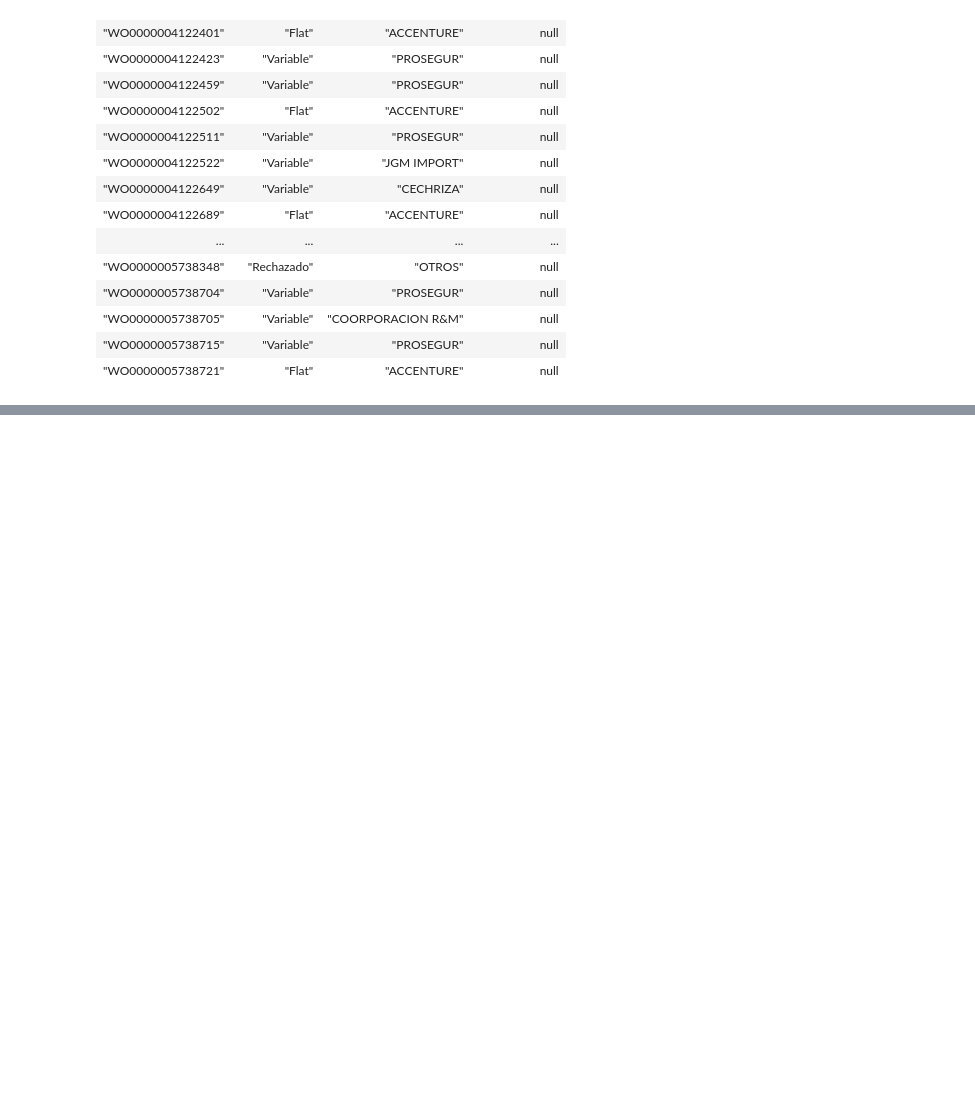
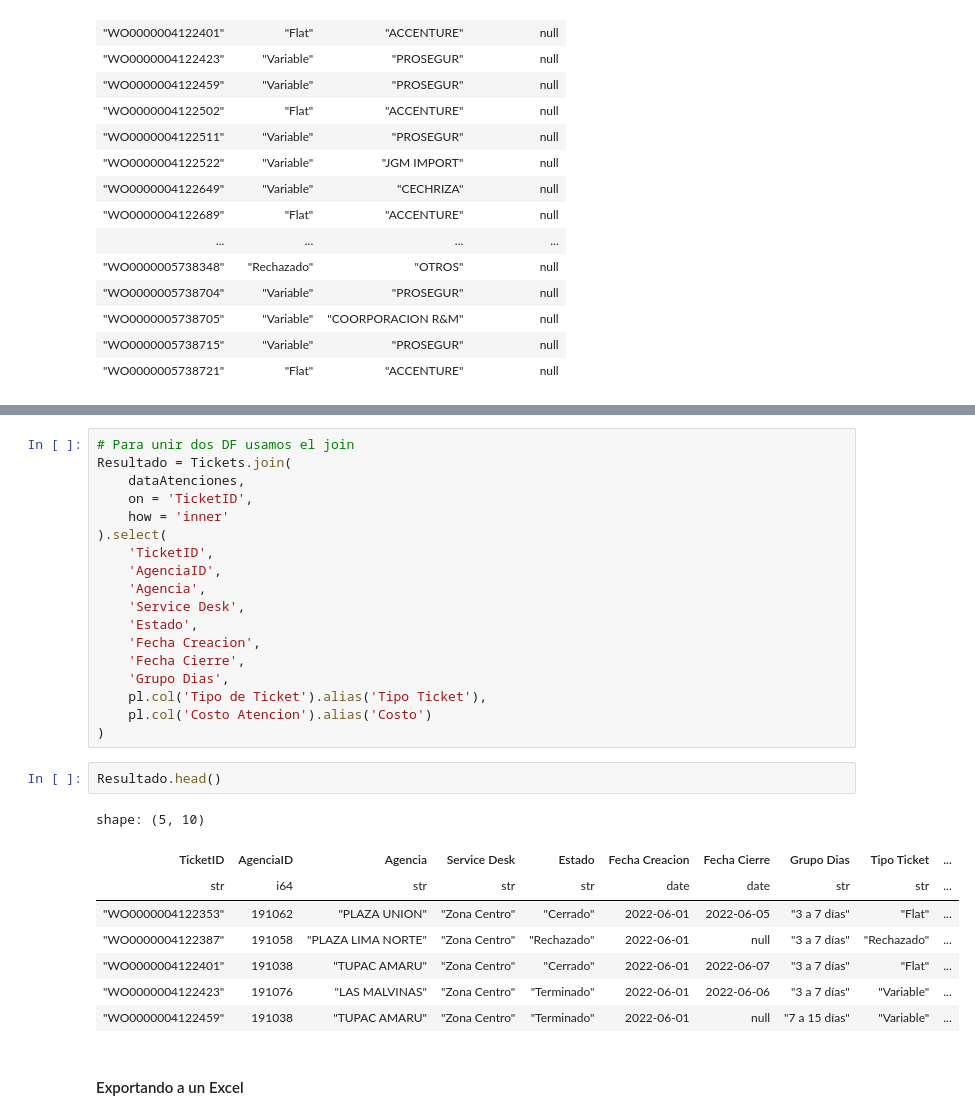
Before and after one commit to ajespinoza2024/Python-for-ETL-E1, a Jupyter notebook: Proceso ETL.ipynb, the cells around one changed output, grey strips where cells are left out. Cells and saved outputs as stored; diff of their text form; blank space fills up the shorter version.

Commit message:
Resultado Final

```diff
--- a/Proceso ETL.ipynb
+++ b/Proceso ETL.ipynb
@@ -576,0 +609,31 @@ shape: (22_717, 4)
+# %%
+# Para unir dos DF usamos el join
+Resultado = Tickets.join(
+    dataAtenciones,
+    on = 'TicketID',
+    how = 'inner'
+).select(
+    'TicketID',
+    'AgenciaID',
+    'Agencia',
+    'Service Desk',
+    'Estado',
+    'Fecha Creacion',
+    'Fecha Cierre',
+    'Grupo Dias',
+    pl.col('Tipo de Ticket').alias('Tipo Ticket'),
+    pl.col('Costo Atencion').alias('Costo')
+)
+# %%
+Resultado.head()
+# %% [output]
+shape: (5, 10)
+| TicketID | AgenciaID | Agencia | Service Desk | Estado | Fecha Creacion | Fecha Cierre | Grupo Dias | Tipo Ticket | ... |
+| str | i64 | str | str | str | date | date | str | str | ... |
+| "WO0000004122353" | 191062 | "PLAZA UNION" | "Zona Centro" | "Cerrado" | 2022-06-01 | 2022-06-05 | "3 a 7 días" | "Flat" | ... |
+| "WO0000004122387" | 191058 | "PLAZA LIMA NORTE" | "Zona Centro" | "Rechazado" | 2022-06-01 | null | "3 a 7 días" | "Rechazado" | ... |
+| "WO0000004122401" | 191038 | "TUPAC AMARU" | "Zona Centro" | "Cerrado" | 2022-06-01 | 2022-06-07 | "3 a 7 días" | "Flat" | ... |
+| "WO0000004122423" | 191076 | "LAS MALVINAS" | "Zona Centro" | "Terminado" | 2022-06-01 | 2022-06-06 | "3 a 7 días" | "Variable" | ... |
+| "WO0000004122459" | 191038 | "TUPAC AMARU" | "Zona Centro" | "Terminado" | 2022-06-01 | null | "7 a 15 días" | "Variable" | ... |
+# %% [markdown]
+#### Exportando a un Excel
```
Also changed, not shown: parts of 5 cells of this notebook, 1 other file.
